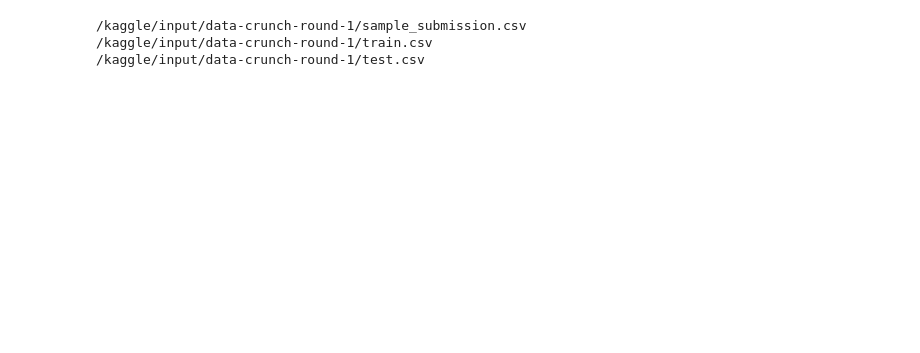
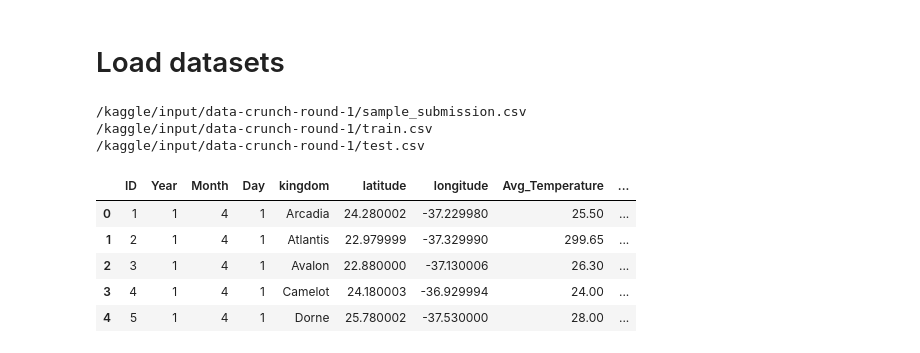
Before and after one commit to thisaraniNJ/Data_Crunch_001, a Jupyter notebook: data-crunch-rnn.ipynb, the cells around one changed output. Cells and saved outputs as stored; diff of their text form; code cells hidden in the pictures; blank space fills up the shorter version.

```diff
--- a/data-crunch-rnn.ipynb
+++ b/data-crunch-rnn.ipynb
@@ -1 +1,3 @@
+# %% [markdown]
+# Load datasets
 # %%
@@ -15,0 +20,10 @@ for dirname, _, filenames in os.walk('/kaggle/input'):
+# %%
+data = pd.read_csv('/kaggle/input/data-crunch-round-1/train.csv')
+data.head()
+# %% [output]
+|  | ID | Year | Month | Day | kingdom | latitude | longitude | Avg_Temperature | ... |
+| 0 | 1 | 1 | 4 | 1 | Arcadia | 24.280002 | -37.229980 | 25.50 | ... |
+| 1 | 2 | 1 | 4 | 1 | Atlantis | 22.979999 | -37.329990 | 299.65 | ... |
+| 2 | 3 | 1 | 4 | 1 | Avalon | 22.880000 | -37.130006 | 26.30 | ... |
+| 3 | 4 | 1 | 4 | 1 | Camelot | 24.180003 | -36.929994 | 24.00 | ... |
+| 4 | 5 | 1 | 4 | 1 | Dorne | 25.780002 | -37.530000 | 28.00 | ... |
```
Also changed, not shown: parts of 11 cells of this notebook.
